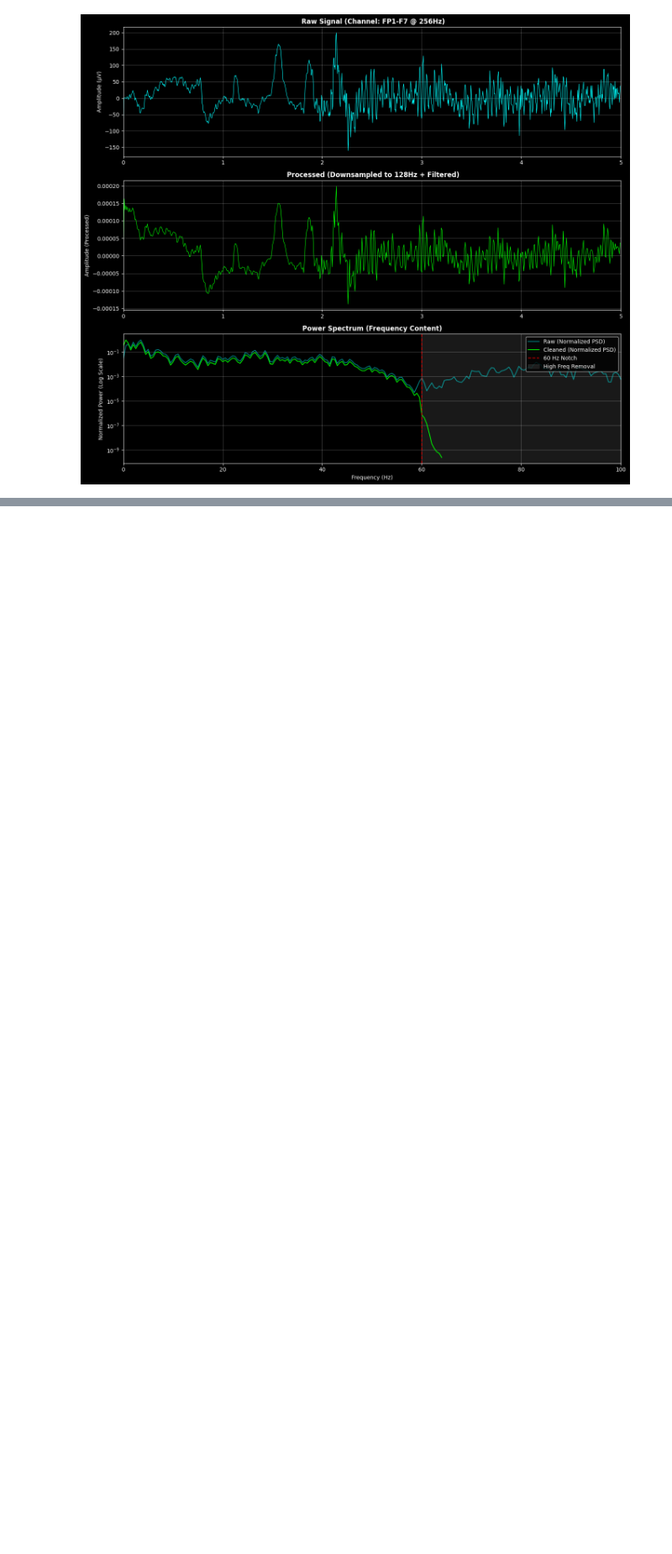
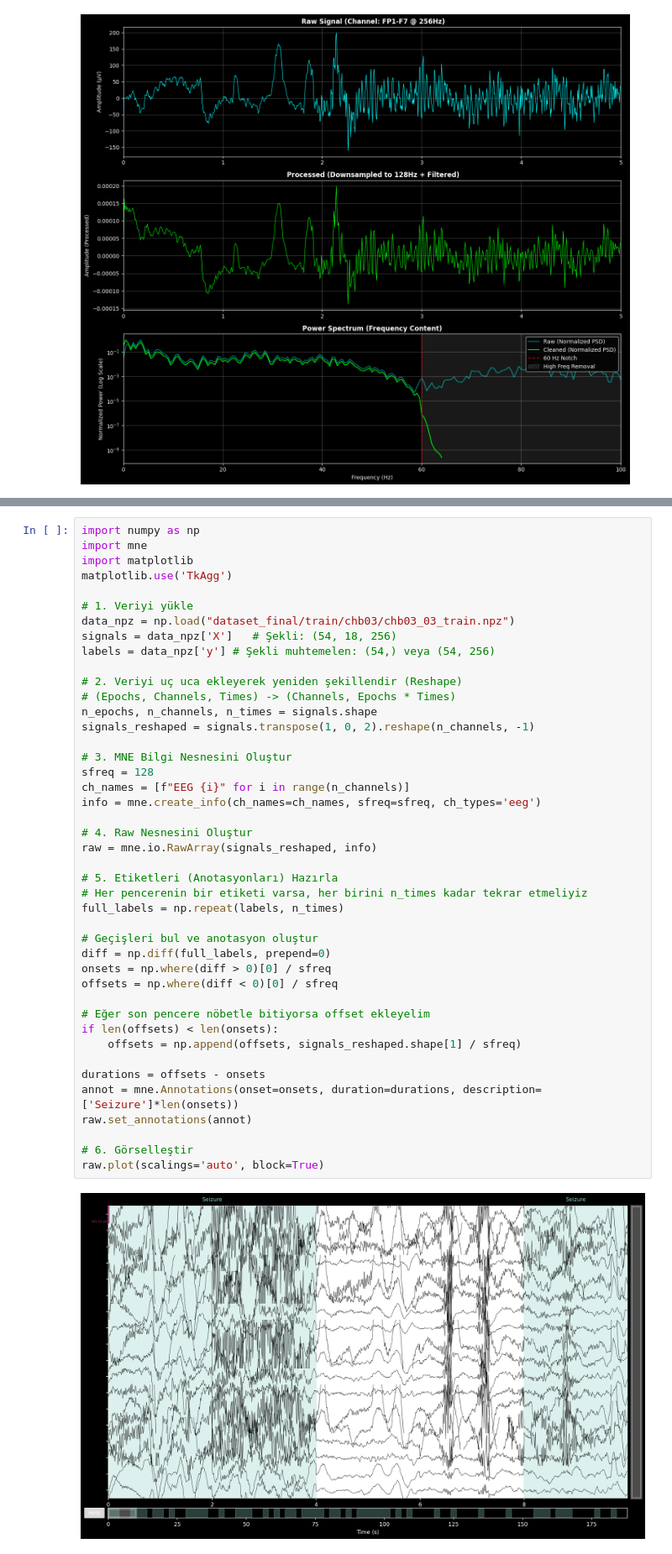
Before and after one commit to denizyennerr/Tez, a Jupyter notebook: preprocess_verify.ipynb, the cells around one changed output, grey strips where cells are left out. Shown at 84% size. Drawn from its saved outputs; the diff is of its cells as text; blank space fills up the shorter version.

```diff
--- a/preprocess_verify.ipynb
+++ b/preprocess_verify.ipynb
@@ -455,0 +510,45 @@ print("="*60)
+# %%
+import numpy as np
+import mne
+import matplotlib
+matplotlib.use('TkAgg')
+
+# 1. Veriyi yükle
+data_npz = np.load("dataset_final/train/chb03/chb03_03_train.npz")
+signals = data_npz['X']   # Şekli: (54, 18, 256)
+labels = data_npz['y'] # Şekli muhtemelen: (54,) veya (54, 256)
+
+# 2. Veriyi uç uca ekleyerek yeniden şekillendir (Reshape)
+# (Epochs, Channels, Times) -> (Channels, Epochs * Times)
+n_epochs, n_channels, n_times = signals.shape
+signals_reshaped = signals.transpose(1, 0, 2).reshape(n_channels, -1)
+
+# 3. MNE Bilgi Nesnesini Oluştur
+sfreq = 128
+ch_names = [f"EEG {i}" for i in range(n_channels)]
+info = mne.create_info(ch_names=ch_names, sfreq=sfreq, ch_types='eeg')
+
+# 4. Raw Nesnesini Oluştur
+raw = mne.io.RawArray(signals_reshaped, info)
+
+# 5. Etiketleri (Anotasyonları) Hazırla
+# Her pencerenin bir etiketi varsa, her birini n_times kadar tekrar etmeliyiz
+full_labels = np.repeat(labels, n_times)
+
+# Geçişleri bul ve anotasyon oluştur
+diff = np.diff(full_labels, prepend=0)
+onsets = np.where(diff > 0)[0] / sfreq
+offsets = np.where(diff < 0)[0] / sfreq
+
+# Eğer son pencere nöbetle bitiyorsa offset ekleyelim
+if len(offsets) < len(onsets):
+    offsets = np.append(offsets, signals_reshaped.shape[1] / sfreq)
+
+durations = offsets - onsets
+annot = mne.Annotations(onset=onsets, duration=durations, description=['Seizure']*len(onsets))
+raw.set_annotations(annot)
+
+# 6. Görselleştir
+raw.plot(scalings='auto', block=True)
+# %% [output]
+[figure, added]
```
Also changed, not shown: parts of 16 cells of this notebook, 6 other files.
